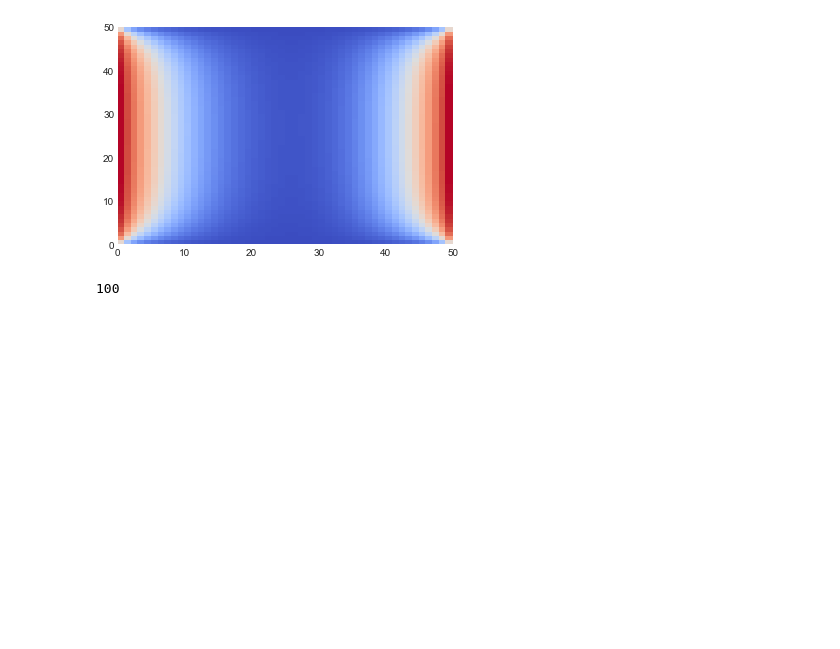
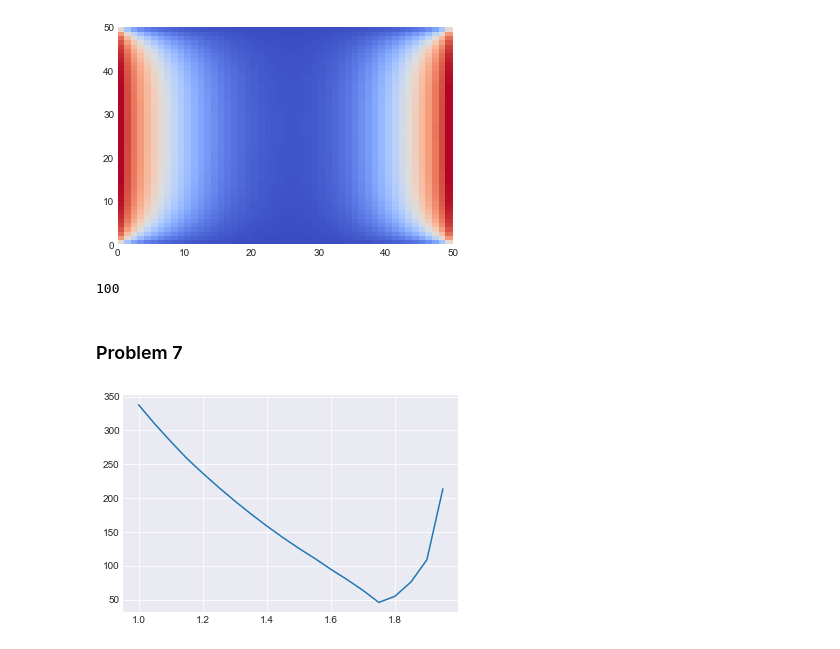
Before and after one commit to TimMunday/BootCamp2018, a Jupyter notebook: ProbSets/Comp/Week6/Iterative.ipynb, the cells around one changed output. Cells and saved outputs as stored; diff of their text form; code cells hidden in the pictures; blank space fills up the shorter version.

```diff
--- a/ProbSets/Comp/Week6/Iterative.ipynb
+++ b/ProbSets/Comp/Week6/Iterative.ipynb
@@ -215,3 +215,15 @@ p_6(50, 1.0, plot=True)
 # %% [output]
 [figure]
 100
+# %% [markdown]
+### Problem 7
+# %%
+w_7 = np.linspace(1, 1.95, 20)
+iterations = np.zeros(20)
+for i in range(20):
+    iterations[i] = p_6(20, w_7[i], tol=1e-2, maxiters = 1000, plot=False)
+
+plt.plot(w_7, iterations)
+plt.show()
+# %% [output]
+[figure, added]
```
